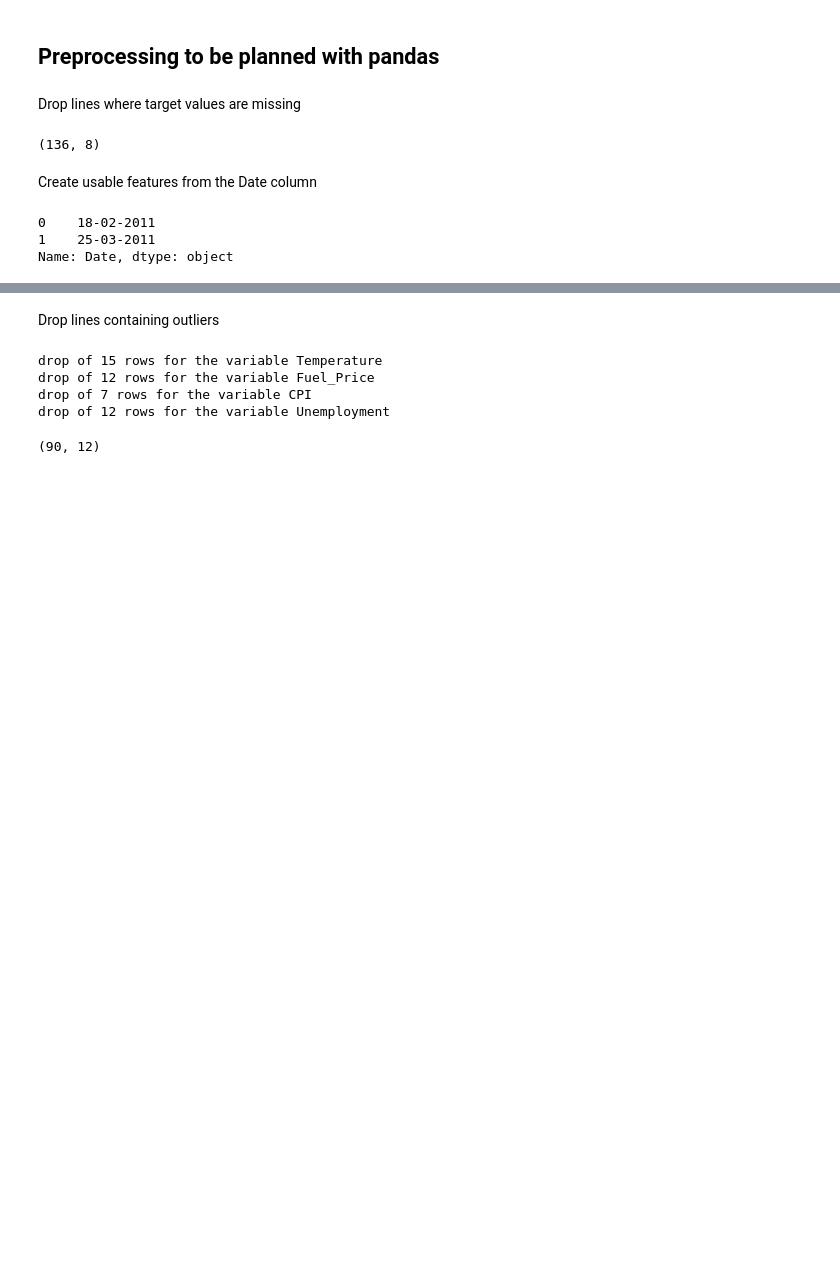
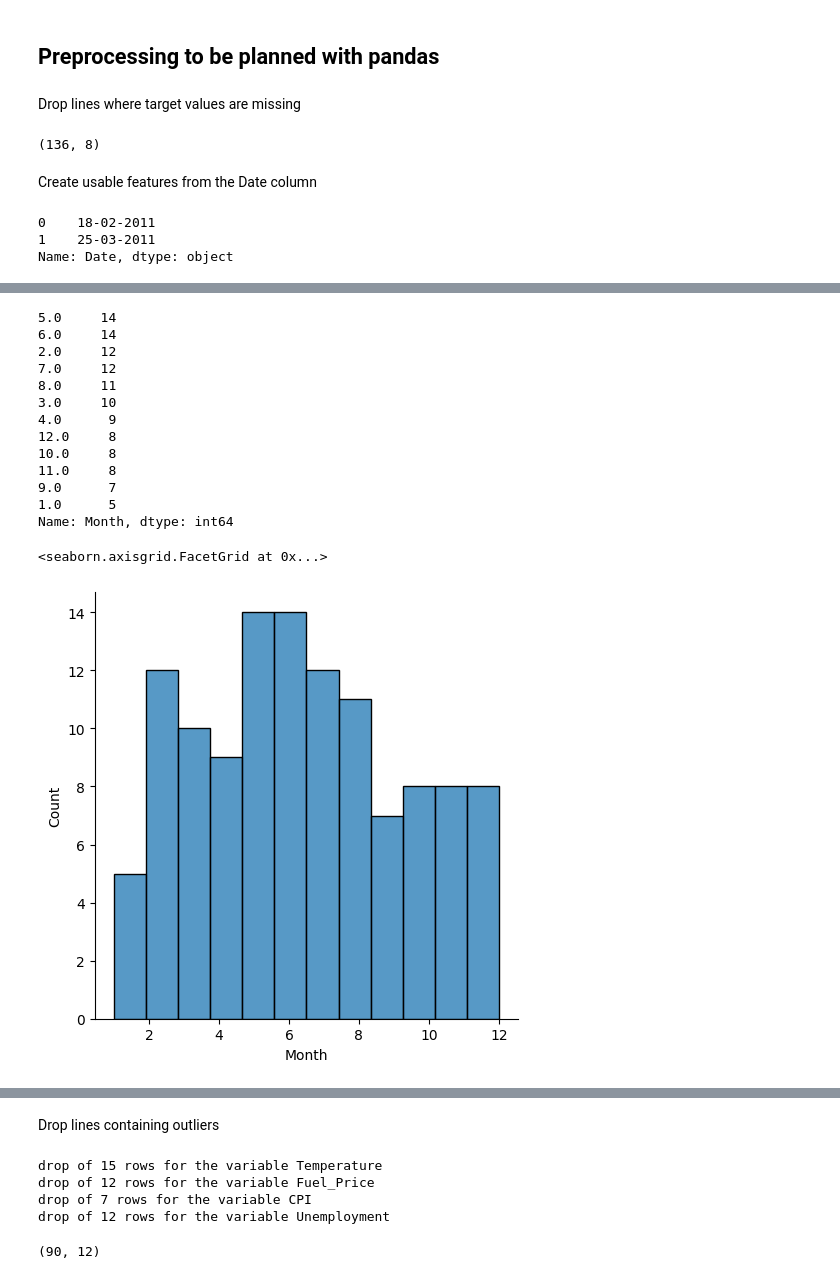
Before and after one commit to Stylomines/walmart_sales, a Jupyter notebook: walmart_project.ipynb, the cells around one changed output, grey strips where cells are left out. Drawn from its saved outputs; the diff is of its cells as text; code cells hidden in the pictures; blank space fills up the shorter version.

```diff
--- a/walmart_project.ipynb
+++ b/walmart_project.ipynb
@@ -278,0 +269,19 @@ df_walmart.head()
+# %%
+print(df_walmart['Month'].value_counts())
+sns.displot(df_walmart['Month'], bins = 12)
+# %% [output]
+5.0     14
+6.0     14
+2.0     12
+7.0     12
+8.0     11
+3.0     10
+4.0      9
+12.0     8
+10.0     8
+11.0     8
+9.0      7
+1.0      5
+Name: Month, dtype: int64
+<seaborn.axisgrid.FacetGrid at 0x...>
+[figure, added]
```
Also changed, not shown: parts of 39 cells of this notebook.
